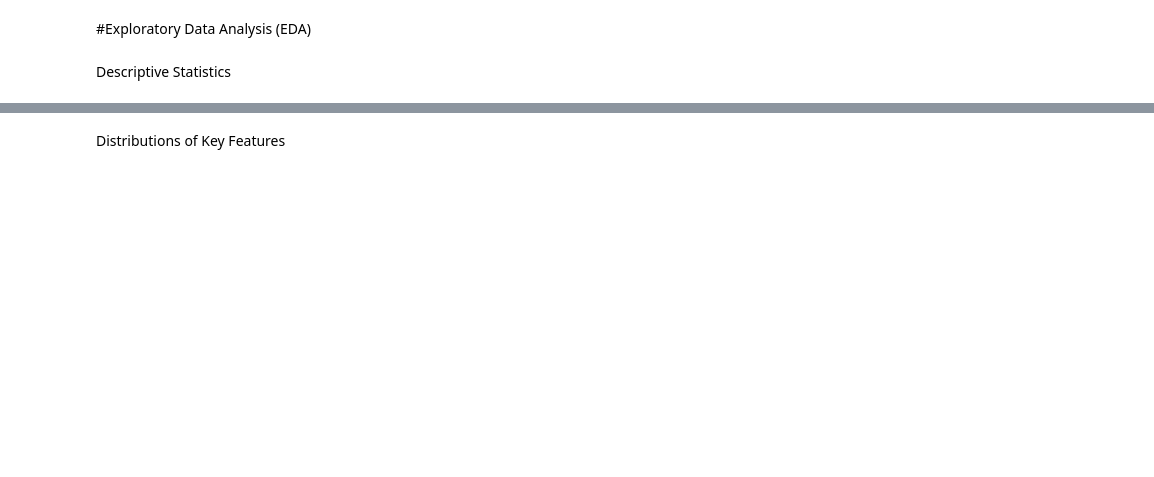
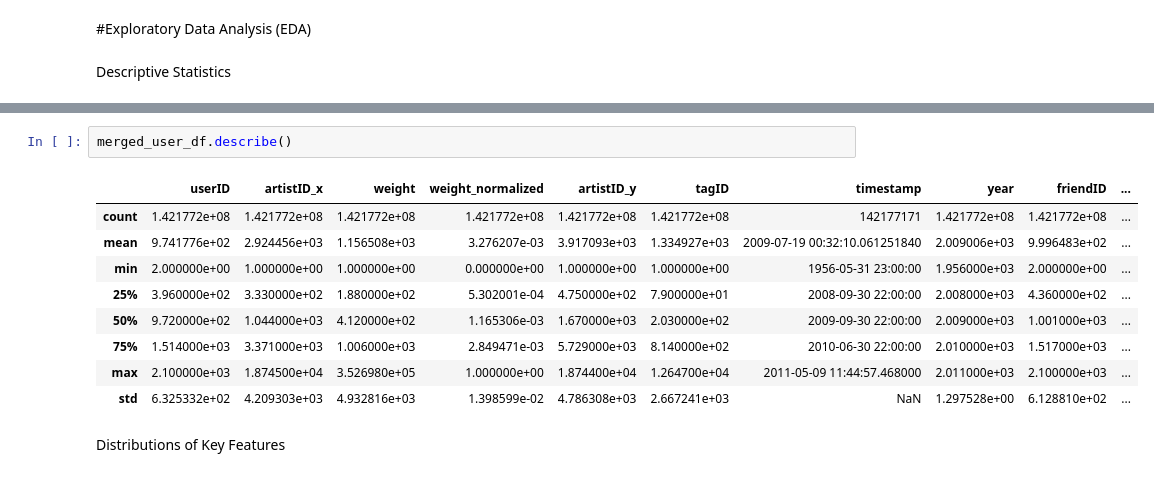
Before and after one commit to manahilnasim/HelloHarmony-Music-Recommendation, a Jupyter notebook: Data_Cleaning_&_EDA.ipynb, the cells around one changed output, grey strips where cells are left out. Drawn from its saved outputs; the diff is of its cells as text; blank space fills up the shorter version.

```diff
--- a/Data_Cleaning_&_EDA.ipynb
+++ b/Data_Cleaning_&_EDA.ipynb
@@ -329,3 +357,15 @@ user_taggedartists.describe()
+# %%
+merged_user_df.describe()
+# %% [output]
+|  | userID | artistID_x | weight | weight_normalized | artistID_y | tagID | timestamp | year | friendID | ... |
+| count | 1.421772e+08 | 1.421772e+08 | 1.421772e+08 | 1.421772e+08 | 1.421772e+08 | 1.421772e+08 | 142177171 | 1.421772e+08 | 1.421772e+08 | ... |
+| mean | 9.741776e+02 | 2.924456e+03 | 1.156508e+03 | 3.276207e-03 | 3.917093e+03 | 1.334927e+03 | 2009-07-19 00:32:10.061251840 | 2.009006e+03 | 9.996483e+02 | ... |
+| min | 2.000000e+00 | 1.000000e+00 | 1.000000e+00 | 0.000000e+00 | 1.000000e+00 | 1.000000e+00 | 1956-05-31 23:00:00 | 1.956000e+03 | 2.000000e+00 | ... |
+| 25% | 3.960000e+02 | 3.330000e+02 | 1.880000e+02 | 5.302001e-04 | 4.750000e+02 | 7.900000e+01 | 2008-09-30 22:00:00 | 2.008000e+03 | 4.360000e+02 | ... |
+| 50% | 9.720000e+02 | 1.044000e+03 | 4.120000e+02 | 1.165306e-03 | 1.670000e+03 | 2.030000e+02 | 2009-09-30 22:00:00 | 2.009000e+03 | 1.001000e+03 | ... |
+| 75% | 1.514000e+03 | 3.371000e+03 | 1.006000e+03 | 2.849471e-03 | 5.729000e+03 | 8.140000e+02 | 2010-06-30 22:00:00 | 2.010000e+03 | 1.517000e+03 | ... |
+| max | 2.100000e+03 | 1.874500e+04 | 3.526980e+05 | 1.000000e+00 | 1.874400e+04 | 1.264700e+04 | 2011-05-09 11:44:57.468000 | 2.011000e+03 | 2.100000e+03 | ... |
+| std | 6.325332e+02 | 4.209303e+03 | 4.932816e+03 | 1.398599e-02 | 4.786308e+03 | 2.667241e+03 | NaN | 1.297528e+00 | 6.128810e+02 | ... |
 # %% [markdown]
 Distributions of Key Features
 # %%
```
Also changed, not shown: parts of 22 cells of this notebook.
